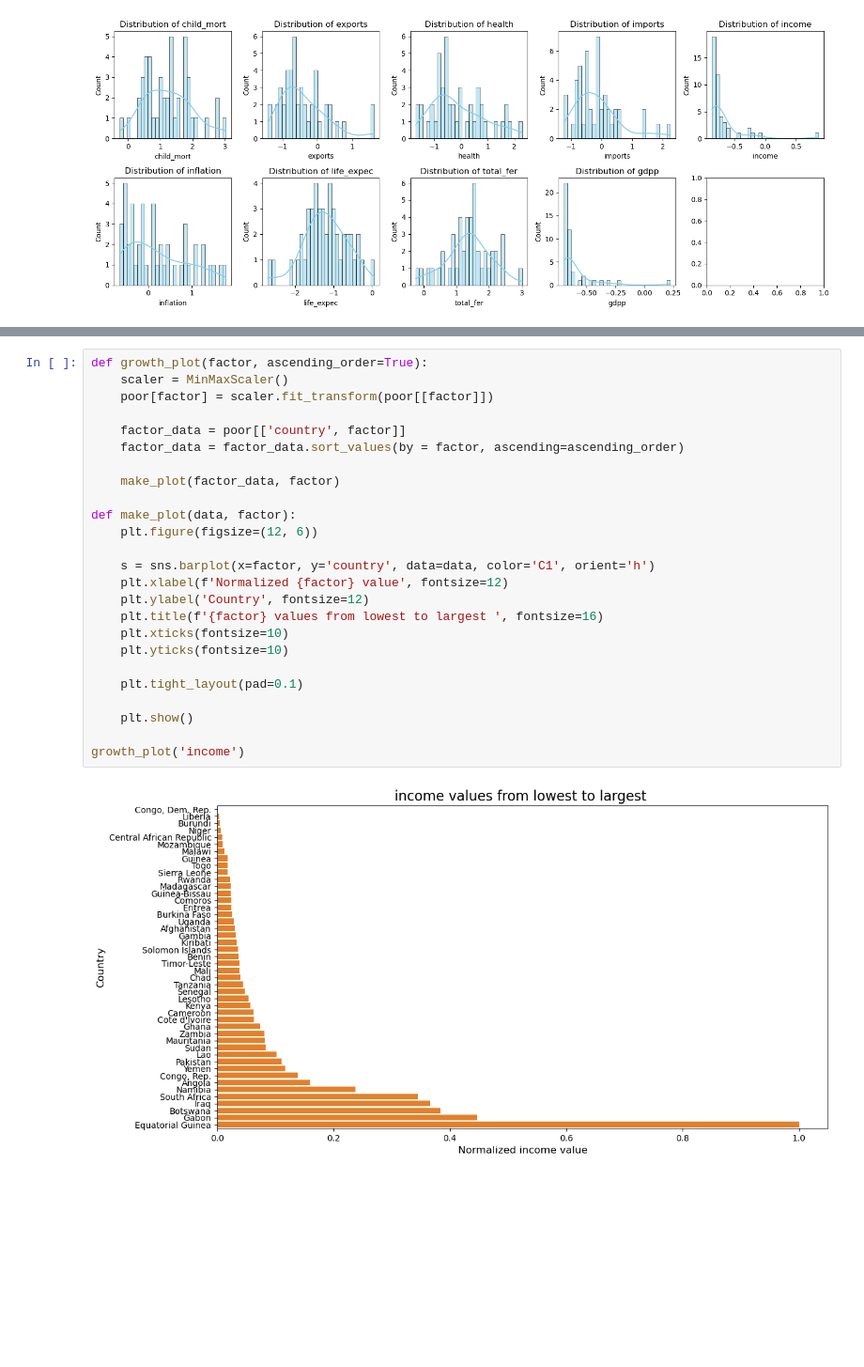
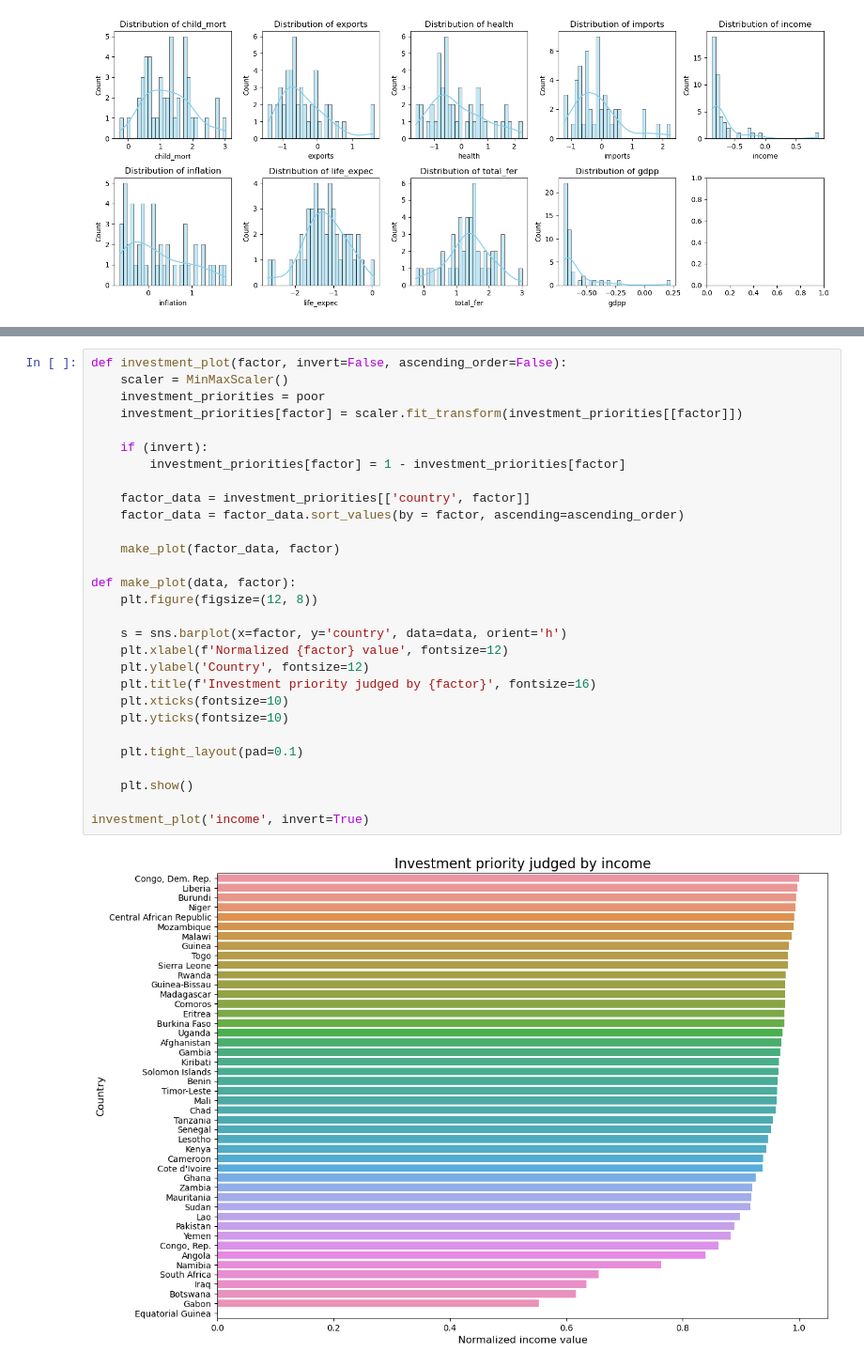
Before and after one commit to GlebKarpenko/IAD_Karpenko, a Jupyter notebook: lab4/lab4.ipynb, the cells around one changed output, grey strips where cells are left out. Shown at 94% size. Drawn from its saved outputs; the diff is of its cells as text; blank space fills up the shorter version.

```diff
--- a/lab4/lab4.ipynb
+++ b/lab4/lab4.ipynb
@@ -264,29 +264,33 @@ plot_factors(data=poor)
 # %% [markdown]
 <p>
 # %%
-def growth_plot(factor, ascending_order=True):
+def investment_plot(factor, invert=False, ascending_order=False):
     scaler = MinMaxScaler()
-    poor[factor] = scaler.fit_transform(poor[[factor]])
+    investment_priorities = poor
+    investment_priorities[factor] = scaler.fit_transform(investment_priorities[[factor]])
 
-    factor_data = poor[['country', factor]]
+    if (invert):
+        investment_priorities[factor] = 1 - investment_priorities[factor]
+
+    factor_data = investment_priorities[['country', factor]]
     factor_data = factor_data.sort_values(by = factor, ascending=ascending_order)
 
     make_plot(factor_data, factor)
 
 def make_plot(data, factor):
-    plt.figure(figsize=(12, 6))
+    plt.figure(figsize=(12, 8))
 
-    s = sns.barplot(x=factor, y='country', data=data, color='C1', orient='h')
+    s = sns.barplot(x=factor, y='country', data=data, orient='h')
     plt.xlabel(f'Normalized {factor} value', fontsize=12)
     plt.ylabel('Country', fontsize=12)
-    plt.title(f'{factor} values from lowest to largest ', fontsize=16)
+    plt.title(f'Investment priority judged by {factor}', fontsize=16)
     plt.xticks(fontsize=10)
     plt.yticks(fontsize=10)
 
     plt.tight_layout(pad=0.1)
 
     plt.show()
 
-growth_plot('income')
+investment_plot('income', invert=True)
 # %% [output]
-[figure, old version]
+[figure, new version]
```
Also changed, not shown: parts of 6 cells of this notebook, 2 other files.
